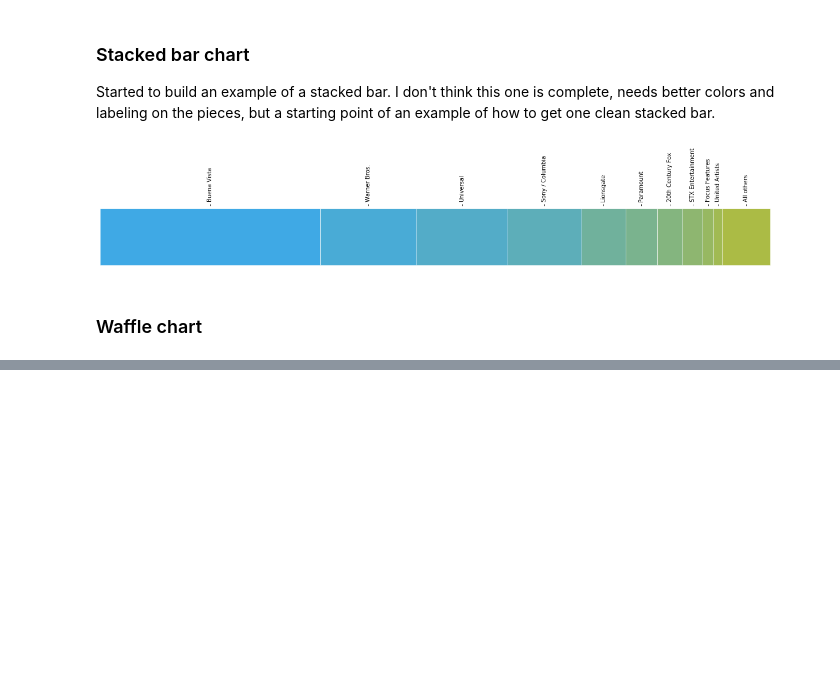
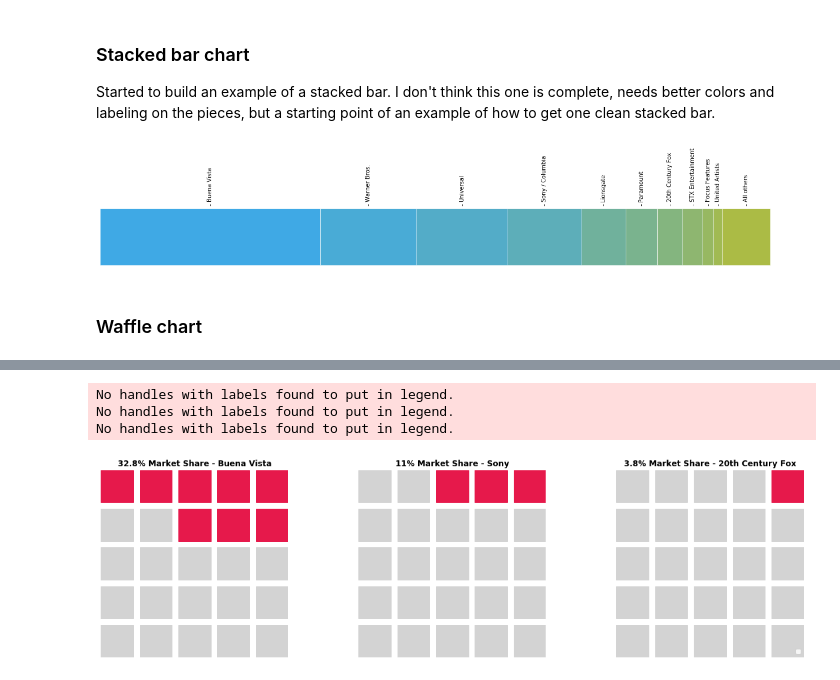
Before and after one commit to jnawjux/pie_chart_alternatives_sample, a Jupyter notebook: pie_chart_alternatives.ipynb, the cells around one changed output, grey strips where cells are left out. Cells and saved outputs as stored; diff of their text form; code cells hidden in the pictures; blank space fills up the shorter version.

```diff
--- a/pie_chart_alternatives.ipynb
+++ b/pie_chart_alternatives.ipynb
@@ -176,0 +142,76 @@ fig = plt.figure(
+# %%
+fox = sales_prop[:6] + sales_prop[7:]
+fox.insert(0, sales_prop[6])
+
+sony = sales_prop[:3] + sales_prop[4:]
+sony.insert(0, sales_prop[3])
+
+fig = plt.figure(
+    figsize=(15,12),
+    FigureClass=Waffle,
+    plots={
+        '131': {
+            'values': list(reversed(sales_prop)),
+            'colors': ['lightgrey', 'lightgrey', 'lightgrey',
+                       'lightgrey', 'lightgrey','lightgrey',
+                       'lightgrey', 'lightgrey', 'lightgrey',
+                       'lightgrey', '#e6194B'],
+            'title': {
+                'label': '32.8% Market Share - Buena Vista',
+                'fontweight': 'bold'
+                    },
+            'legend': {
+                'labels': [],
+                'loc': 'upper right',
+                'bbox_to_anchor': (1.35, 1),
+                'ncol': 1,
+                'framealpha': 0,
+                'fontsize': 9
+                    }
+        },
+        '132': {
+            'values': list(reversed(sony)),
+            'colors': ['lightgrey', 'lightgrey', 'lightgrey',
+                       'lightgrey', 'lightgrey','lightgrey',
+                       'lightgrey', 'lightgrey', 'lightgrey',
+                       'lightgrey', '#e6194B'],
+            'title': {
+                'label': '11% Market Share - Sony',
+                'fontweight': 'bold'
+                    },
+            'legend': {
+                'labels': [],
+                'loc': 'upper right',
+                'bbox_to_anchor': (1.35, 1),
+                'ncol': 1,
+                'framealpha': 0,
+                'fontsize': 9
+            }
+        },
+        '133': {
+            'values': list(reversed(fox)),
+            'colors': ['lightgrey', 'lightgrey', 'lightgrey',
+                       'lightgrey', 'lightgrey','lightgrey',
+                       'lightgrey', 'lightgrey', 'lightgrey',
+                       'lightgrey', '#e6194B'],
+            'title': {
+                'label': '3.8% Market Share - 20th Century Fox',
+                'fontweight': 'bold'
+                    },
+            'legend': {
+                'labels': [],
+                'loc': 'lower right'
+            }
+        },
+    },
+    rows=5,
+    columns=5,
+    tight_layout=True,
+    vertical=True
+
+)
+# %% [output]
+No handles with labels found to put in legend.
+No handles with labels found to put in legend.
+No handles with labels found to put in legend.
+[figure, added]
```
Also changed, not shown: parts of 4 cells of this notebook.
